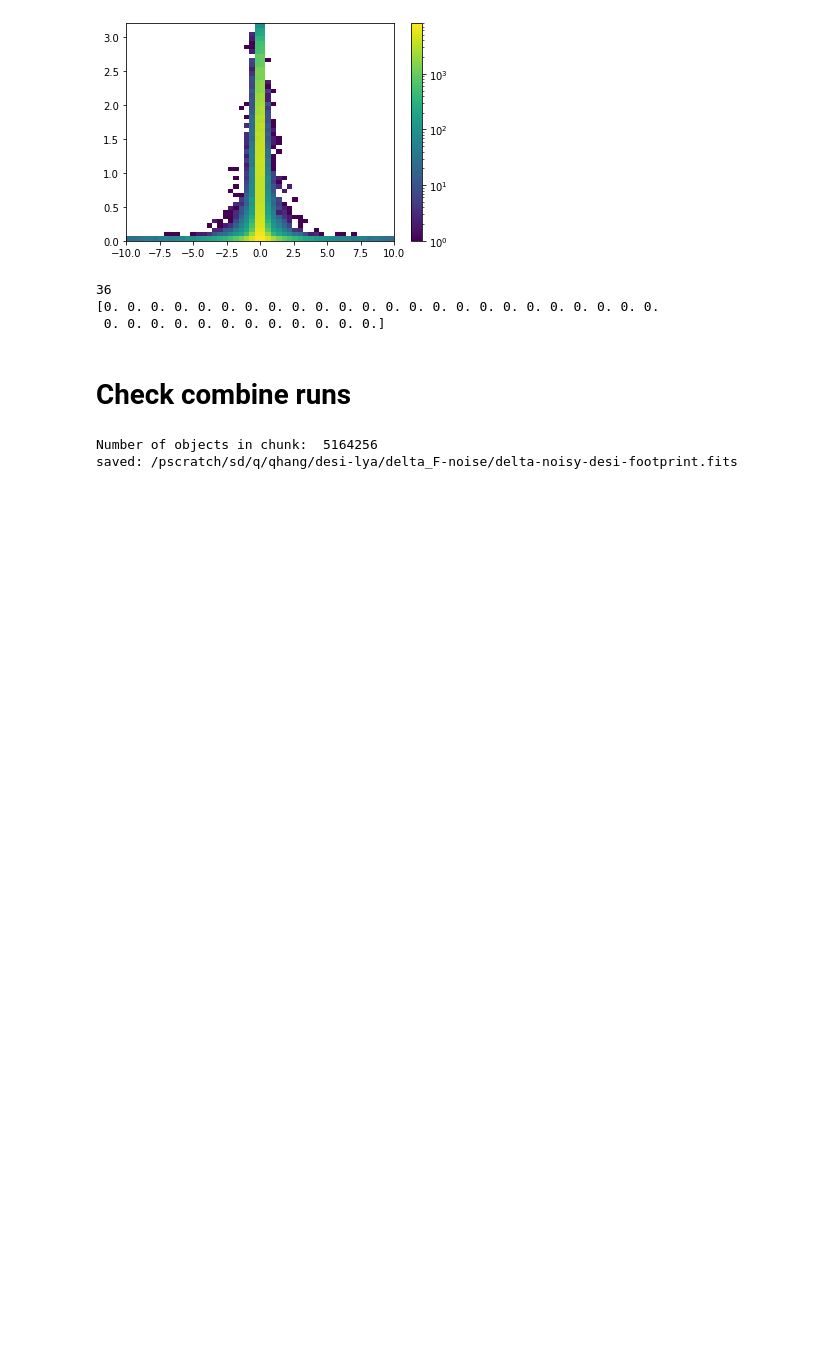
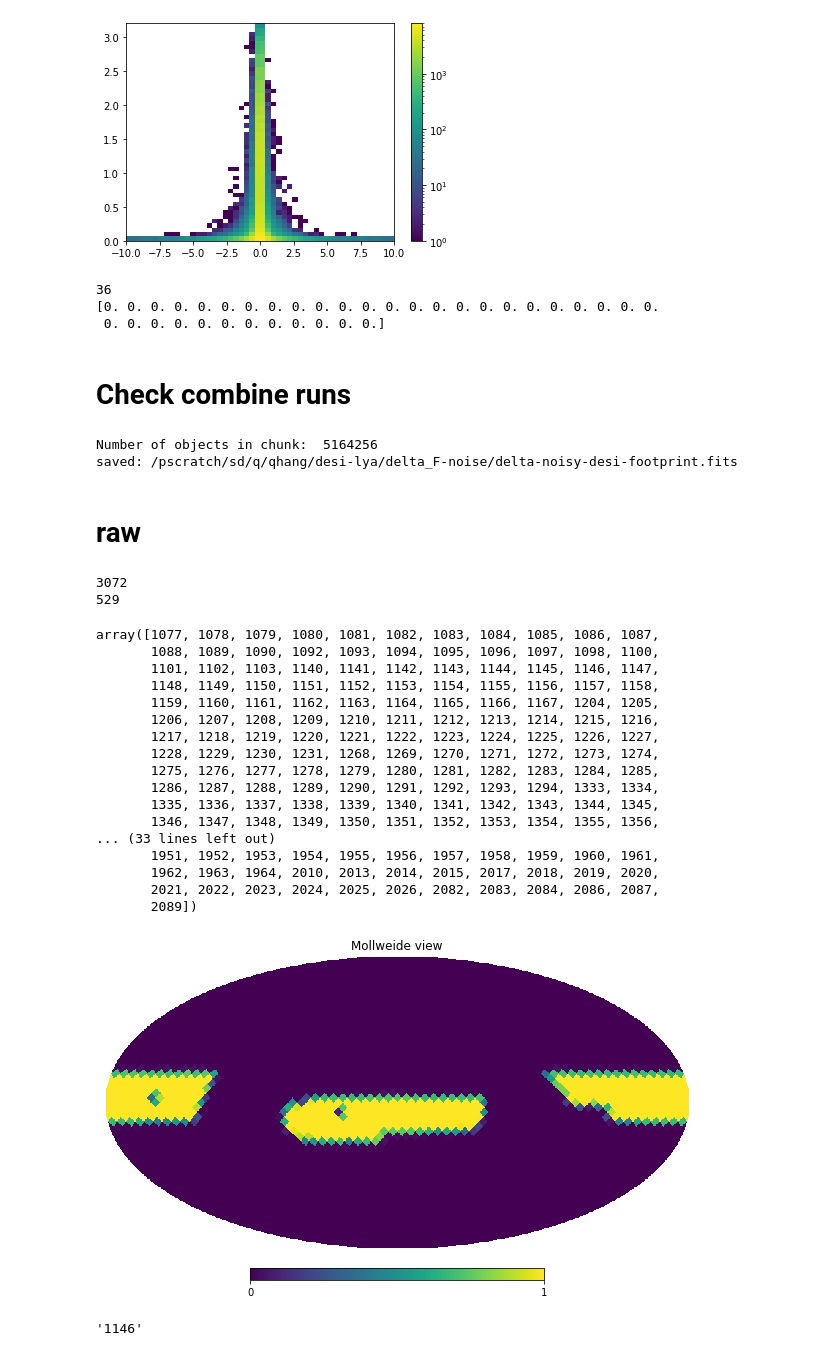
Before and after one commit to hangqianjun/lya_forest_clustering_z, a Jupyter notebook: notebooks/looking_at_noisy_lya.ipynb, the cells around one changed output. Drawn from its saved outputs; the diff is of its cells as text; code cells hidden in the pictures; blank space fills up the shorter version.

```diff
--- a/notebooks/looking_at_noisy_lya.ipynb
+++ b/notebooks/looking_at_noisy_lya.ipynb
@@ -179,3 +178,40 @@ print(f"saved: {savename}")
 # %% [output]
 Number of objects in chunk:  5164256
 saved: /pscratch/sd/q/qhang/desi-lya/delta_F-noise/delta-noisy-desi-footprint.fits
+# %% [markdown]
+# raw
+# %%
+# figure out pixels to use:
+mask = hp.read_map("/pscratch/sd/q/qhang/desi-lya/desixlsst-mask-nside-128.fits")
+nside=hp.get_nside(mask)
+mask_degrade = hp.ud_grade(mask, 16)
+hp.mollview(mask_degrade)
+print(12*16**2)
+print(sum(mask_degrade.astype(bool)))
+pixels_in_mask = np.arange(12*16**2)[mask_degrade.astype(bool)]
+pixels_in_mask
+# %% [output]
+3072
+529
+array([1077, 1078, 1079, 1080, 1081, 1082, 1083, 1084, 1085, 1086, 1087,
+       1088, 1089, 1090, 1092, 1093, 1094, 1095, 1096, 1097, 1098, 1100,
+       1101, 1102, 1103, 1140, 1141, 1142, 1143, 1144, 1145, 1146, 1147,
+       1148, 1149, 1150, 1151, 1152, 1153, 1154, 1155, 1156, 1157, 1158,
+       1159, 1160, 1161, 1162, 1163, 1164, 1165, 1166, 1167, 1204, 1205,
+       1206, 1207, 1208, 1209, 1210, 1211, 1212, 1213, 1214, 1215, 1216,
+       1217, 1218, 1219, 1220, 1221, 1222, 1223, 1224, 1225, 1226, 1227,
+       1228, 1229, 1230, 1231, 1268, 1269, 1270, 1271, 1272, 1273, 1274,
+       1275, 1276, 1277, 1278, 1279, 1280, 1281, 1282, 1283, 1284, 1285,
+       1286, 1287, 1288, 1289, 1290, 1291, 1292, 1293, 1294, 1333, 1334,
+       1335, 1336, 1337, 1338, 1339, 1340, 1341, 1342, 1343, 1344, 1345,
+       1346, 1347, 1348, 1349, 1350, 1351, 1352, 1353, 1354, 1355, 1356,
+... (33 lines left out)
+       1951, 1952, 1953, 1954, 1955, 1956, 1957, 1958, 1959, 1960, 1961,
+       1962, 1963, 1964, 2010, 2013, 2014, 2015, 2017, 2018, 2019, 2020,
+       2021, 2022, 2023, 2024, 2025, 2026, 2082, 2083, 2084, 2086, 2087,
+       2089])
+[figure, added]
+# %%
+fname_list[1][161:-8]
+# %% [output]
+'1146'
```
Also changed, not shown: parts of 15 cells of this notebook, 17 other files.
